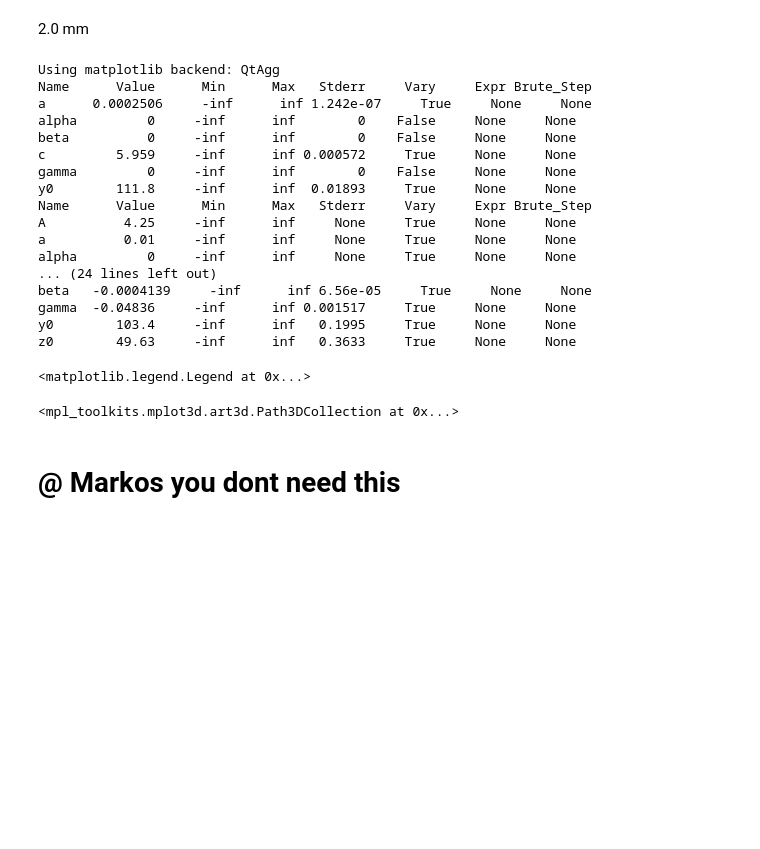
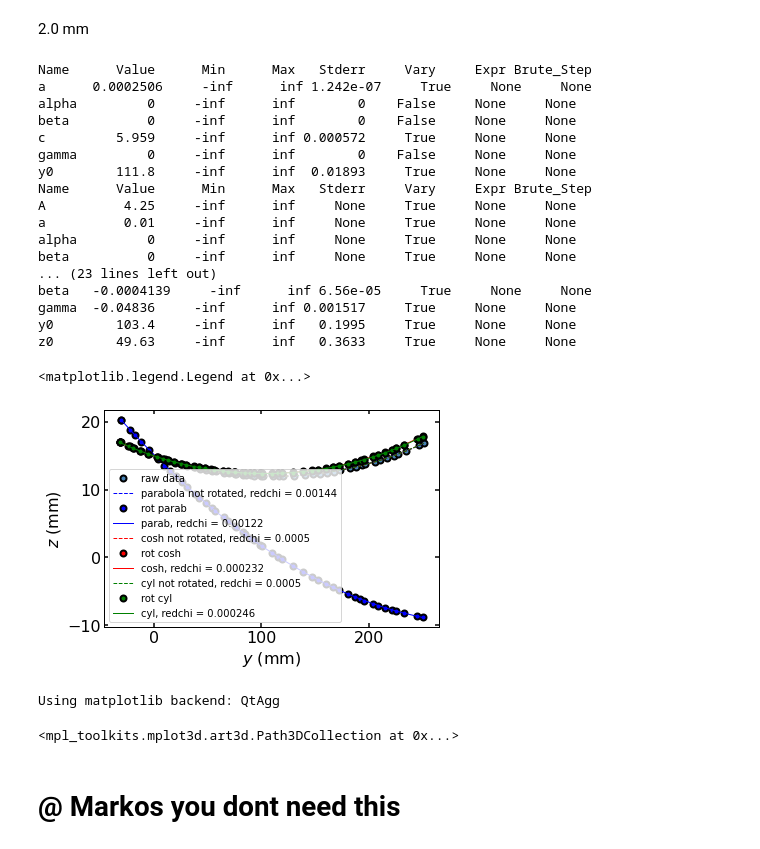
Before and after one commit to christophherb/Markos_Mirror_Profile, a Jupyter notebook: evaluation.ipynb, the cells around one changed output. Cells and saved outputs as stored; diff of their text form; code cells hidden in the pictures; blank space fills up the shorter version.

```diff
--- a/evaluation.ipynb
+++ b/evaluation.ipynb
@@ -287,19 +287,15 @@ ax.scatter3D(parab_rot_x, parab_rot_y, parab_calc_z, color='blue')
 2.0 mm
 # %%
 
-%matplotlib auto
-map_1p5mm = np.genfromtxt('./data/2p0mm/Reference Points_2.0mm.npy')
+%matplotlib inline
+map_2p0mm = np.genfromtxt('./data/2p0mm/Reference Points_2.0mm.npy')
 #sort this by the y values to improve the visual quality of the fitting
-map_1p5mm = map_1p5mm[np.argsort(map_1p5mm[:, 1])]
-ax = plt.subplot(projection='3d')
-ax.set_xlabel('$x$')
-ax.set_ylabel('$y$')
-ax.set_zlabel('$z$')
-xs, ys, zs = map_1p5mm[:, 0], map_1p5mm[:, 1], map_1p5mm[:, 2]
+map_2p0mm = map_2p0mm[np.argsort(map_2p0mm[:, 1])]
+xs, ys, zs = map_2p0mm[:, 0], map_2p0mm[:, 1], map_2p0mm[:, 2]
 ax.scatter3D(xs, ys, zs)
 #Fitting and plotting all the different models
 fig, ax = plt.subplots(1)
-ax.plot(map_1p5mm[:, 1], map_1p5mm[:, 2], label='raw data', color='steelblue', marker='o', linestyle=' ')
+ax.plot(map_2p0mm[:, 1], map_2p0mm[:, 2], label='raw data', color='steelblue', marker='o', linestyle=' ')
 #Fitting of parabola
 #without rotation
 parab_mod = Model(ge.zero_res_parabolic)
@@ -311,9 +307,9 @@ parab_params.add('alpha', value=0, vary=False)
 parab_params.add('beta', value=0, vary=False)
 parab_params.add('gamma', value=0, vary=False)
 
-parab_without_res = parab_mod.fit(xyz=map_1p5mm, data=np.zeros_like(map_1p5mm[:, 0]), params=parab_params)
+parab_without_res = parab_mod.fit(xyz=map_2p0mm, data=np.zeros_like(map_2p0mm[:, 0]), params=parab_params)
 parab_without_res.params.pretty_print()
-parab_not_x, parab_not_y, parab_not_z, parab_nalc_z = ge.return_parab_val(map_1p5mm, **parab_without_res.values)
+parab_not_x, parab_not_y, parab_not_z, parab_nalc_z = ge.return_parab_val(map_2p0mm, **parab_without_res.values)
 
 ax.plot(parab_not_y, parab_nalc_z, label='parabola not rotated, redchi = {:.3}'.format(parab_without_res.redchi), color='blue', linestyle='--', marker='')
 #with rotation
@@ -322,9 +318,9 @@ parab_params['beta'].vary = True
 parab_params['gamma'].vary = True
 
 
-parab_with_res = parab_mod.fit(xyz=map_1p5mm, data=np.zeros_like(map_1p5mm[:, 0]), params=parab_params)
+parab_with_res = parab_mod.fit(xyz=map_2p0mm, data=np.zeros_like(map_2p0mm[:, 0]), params=parab_params)
 
-parab_rot_x, parab_rot_y, parab_rot_z, parab_calc_z = ge.return_parab_val(map_1p5mm, **parab_with_res.values)
+parab_rot_x, parab_rot_y, parab_rot_z, parab_calc_z = ge.return_parab_val(map_2p0mm, **parab_with_res.values)
 
 ax.plot(parab_rot_y, parab_rot_z, marker='o', linestyle='', color='blue', label='rot parab')
 ax.plot(parab_rot_y, parab_calc_z, marker=' ', color='blue', label='parab, redchi = {:.3}'.format(parab_with_res.redchi))
@@ -342,8 +338,8 @@ cosh_params.add('beta',  value=0, vary=False)
 cosh_params.add('gamma', value=0, vary=False)
 
 
-cosh_without_res = cosh_mod.fit(xyz=map_1p5mm, data=np.zeros_like(map_1p5mm[:, 0]), params=cosh_params)
-cosh_not_x, cosh_not_y, cosh_not_z, cosh_nalc_z = ge.return_cosh_val(map_1p5mm, **cosh_without_res.values)
+cosh_without_res = cosh_mod.fit(xyz=map_2p0mm, data=np.zeros_like(map_2p0mm[:, 0]), params=cosh_params)
+cosh_not_x, cosh_not_y, cosh_not_z, cosh_nalc_z = ge.return_cosh_val(map_2p0mm, **cosh_without_res.values)
 
 ax.plot(cosh_not_y, cosh_nalc_z, label='cosh not rotated, redchi = {:.3}'.format(cosh_without_res.redchi), color='red', linestyle='--', marker='')
 #with rotation
@@ -352,9 +348,9 @@ cosh_params['beta'].vary = True
 cosh_params['gamma'].vary = True
 cosh_params.pretty_print()
 
-cosh_with_res = cosh_mod.fit(xyz=map_1p5mm, data=np.zeros_like(map_1p5mm[:, 0]), params=cosh_params)
+cosh_with_res = cosh_mod.fit(xyz=map_2p0mm, data=np.zeros_like(map_2p0mm[:, 0]), params=cosh_params)
 cosh_with_res.params.pretty_print()
-cosh_rot_x, cosh_rot_y, cosh_rot_z, cosh_calc_z = ge.return_cosh_val(map_1p5mm, **cosh_with_res.values)
+cosh_rot_x, cosh_rot_y, cosh_rot_z, cosh_calc_z = ge.return_cosh_val(map_2p0mm, **cosh_with_res.values)
 
 ax.plot(cosh_rot_y, cosh_rot_z, marker='o', linestyle='', color='red', label='rot cosh')
 ax.plot(cosh_rot_y, cosh_calc_z, marker=' ', color='red', label='cosh, redchi = {:.3}'.format(cosh_with_res.redchi))
@@ -373,46 +369,48 @@ cyl_params.add('beta',  value=0, vary=False)
 cyl_params.add('gamma', value=0, vary=False)
 
 
-cyl_without_res = cyl_mod.fit(xyz=map_1p5mm, data=np.zeros_like(map_1p5mm[:, 0]), params=cyl_params)
-cyl_not_x, cyl_not_y, cyl_not_z, cyl_nalc_z = ge.return_cyl_val(map_1p5mm, **cyl_without_res.values)
+cyl_without_res = cyl_mod.fit(xyz=map_2p0mm, data=np.zeros_like(map_2p0mm[:, 0]), params=cyl_params)
+cyl_not_x, cyl_not_y, cyl_not_z, cyl_nalc_z = ge.return_cyl_val(map_2p0mm, **cyl_without_res.values)
 
 ax.plot(cyl_not_y, cyl_nalc_z, label='cyl not rotated, redchi = {:.3}'.format(cyl_without_res.redchi), color='green', linestyle='--', marker='')
 #with rotation
 cyl_params['alpha'].vary = True
 cyl_params['beta'].vary = True
 cyl_params['gamma'].vary = True
 cyl_params.pretty_print()
 
-cyl_with_res = cyl_mod.fit(xyz=map_1p5mm, data=np.zeros_like(map_1p5mm[:, 0]), params=cyl_params)
+cyl_with_res = cyl_mod.fit(xyz=map_2p0mm, data=np.zeros_like(map_2p0mm[:, 0]), params=cyl_params)
 cyl_with_res.params.pretty_print()
-cyl_rot_x, cyl_rot_y, cyl_rot_z, cyl_calc_z = ge.return_cyl_val(map_1p5mm, **cyl_with_res.values)
+cyl_rot_x, cyl_rot_y, cyl_rot_z, cyl_calc_z = ge.return_cyl_val(map_2p0mm, **cyl_with_res.values)
 
 ax.plot(cyl_rot_y, cyl_rot_z, marker='o', linestyle='', color='green', label='rot cyl')
 ax.plot(cyl_rot_y, cyl_calc_z, marker=' ', color='green', label='cyl, redchi = {:.3}'.format(cyl_with_res.redchi))
 
 ax.set_xlabel('$y$ (mm)')
 ax.set_ylabel('$z$ (mm)')
 ax.legend()
 # %% [output]
-Using matplotlib backend: QtAgg
 Name      Value      Min      Max   Stderr     Vary     Expr Brute_Step
 a      0.0002506     -inf      inf 1.242e-07     True     None     None
 alpha         0     -inf      inf        0    False     None     None
 beta          0     -inf      inf        0    False     None     None
 c         5.959     -inf      inf 0.000572     True     None     None
 gamma         0     -inf      inf        0    False     None     None
 y0        111.8     -inf      inf  0.01893     True     None     None
 Name      Value      Min      Max   Stderr     Vary     Expr Brute_Step
 A          4.25     -inf      inf     None     True     None     None
 a          0.01     -inf      inf     None     True     None     None
 alpha         0     -inf      inf     None     True     None     None
-... (24 lines left out)
+beta          0     -inf      inf     None     True     None     None
+... (23 lines left out)
 beta   -0.0004139     -inf      inf 6.56e-05     True     None     None
 gamma  -0.04836     -inf      inf 0.001517     True     None     None
 y0        103.4     -inf      inf   0.1995     True     None     None
 z0        49.63     -inf      inf   0.3633     True     None     None
 <matplotlib.legend.Legend at 0x...>
+[figure, added]
 # %%
+%matplotlib auto
 fig = plt.figure()
 ax = plt.axes(projection='3d')
 ax.set_xlabel('$x$')
@@ -423,7 +421,8 @@ ax.scatter3D(cyl_rot_x, cyl_rot_y, cyl_calc_z, color='green')
 ax.scatter3D(cosh_rot_x, cosh_rot_y, cosh_calc_z, color='red')
 ax.scatter3D(parab_rot_x, parab_rot_y, parab_calc_z, color='blue')
 # %% [output]
-<mpl_toolkits.mplot3d.art3d.Path3DCollection at 0x...>
+Using matplotlib backend: QtAgg
+<mpl_toolkits.mplot3d.art3d.Path3DCollection at 0x...>
 # %% [markdown]
 # @ Markos you dont need this
 # %% [markdown]
```
Also changed, not shown: parts of 4 cells of this notebook.
